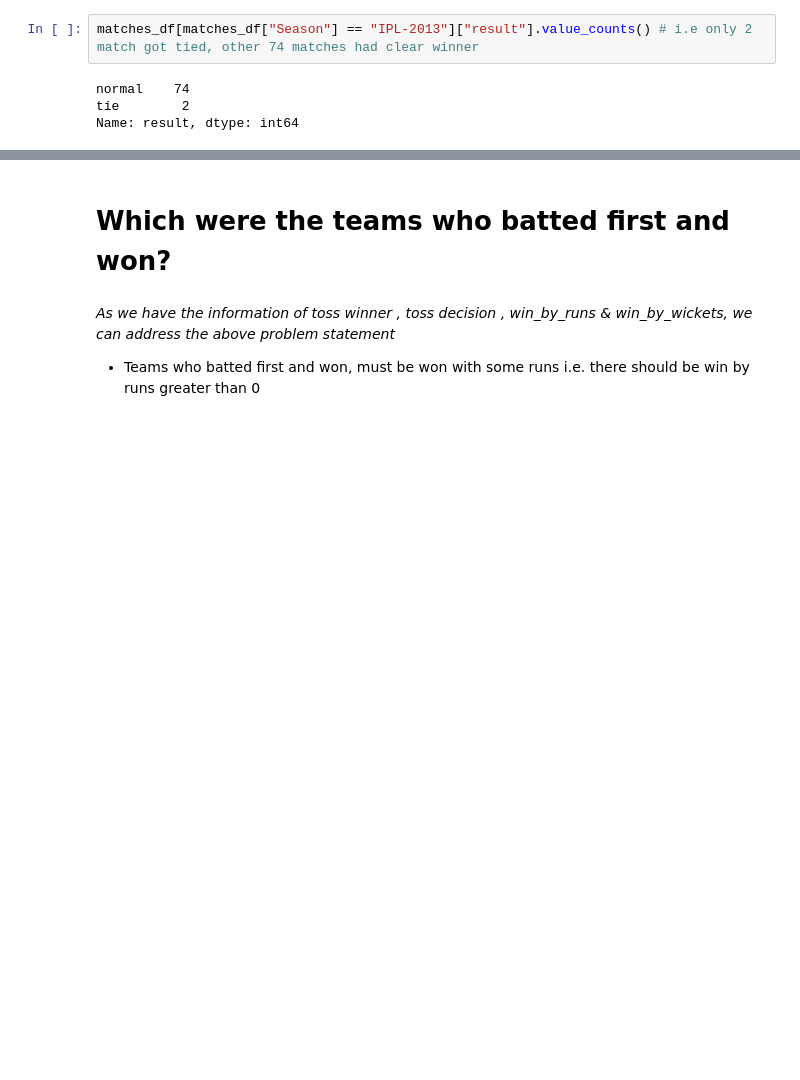
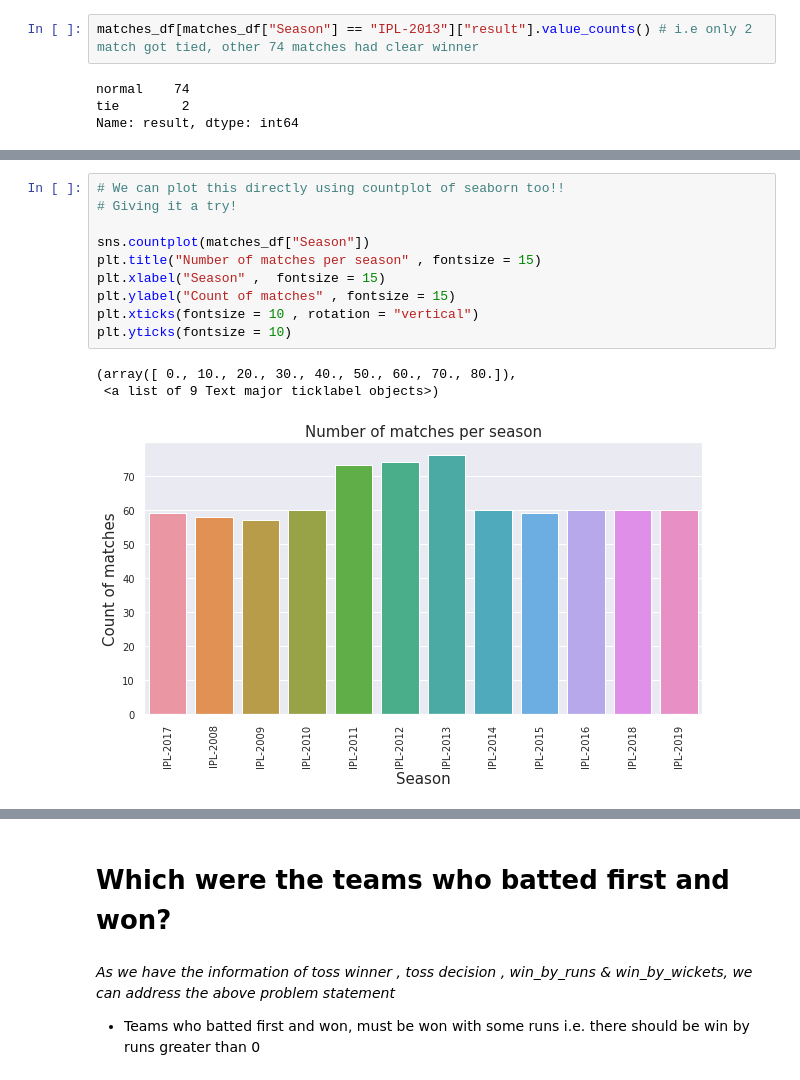
Before and after one commit to Rishabh1928/IPL-T20-Cricket-Analysis, a Jupyter notebook: Rishabh_Kesarwani_24_02_2021_[ABTN0104]_IPL_T20_Cricket_Analysis_Capstone_Project.ipynb, the cells around one changed output, grey strips where cells are left out. Cells and saved outputs as stored; diff of their text form; blank space fills up the shorter version.

```diff
--- a/Rishabh_Kesarwani_24_02_2021_[ABTN0104]_IPL_T20_Cricket_Analysis_Capstone_Project.ipynb
+++ b/Rishabh_Kesarwani_24_02_2021_[ABTN0104]_IPL_T20_Cricket_Analysis_Capstone_Project.ipynb
@@ -230,0 +245,14 @@ Name: result, dtype: int64
+# %%
+# We can plot this directly using countplot of seaborn too!!
+# Giving it a try!
+
+sns.countplot(matches_df["Season"])
+plt.title("Number of matches per season" , fontsize = 15)
+plt.xlabel("Season" ,  fontsize = 15)
+plt.ylabel("Count of matches" , fontsize = 15)
+plt.xticks(fontsize = 10 , rotation = "vertical")
+plt.yticks(fontsize = 10)
+# %% [output]
+(array([ 0., 10., 20., 30., 40., 50., 60., 70., 80.]),
+ <a list of 9 Text major ticklabel objects>)
+[figure, added]
```
Also changed, not shown: parts of 67 cells of this notebook.
